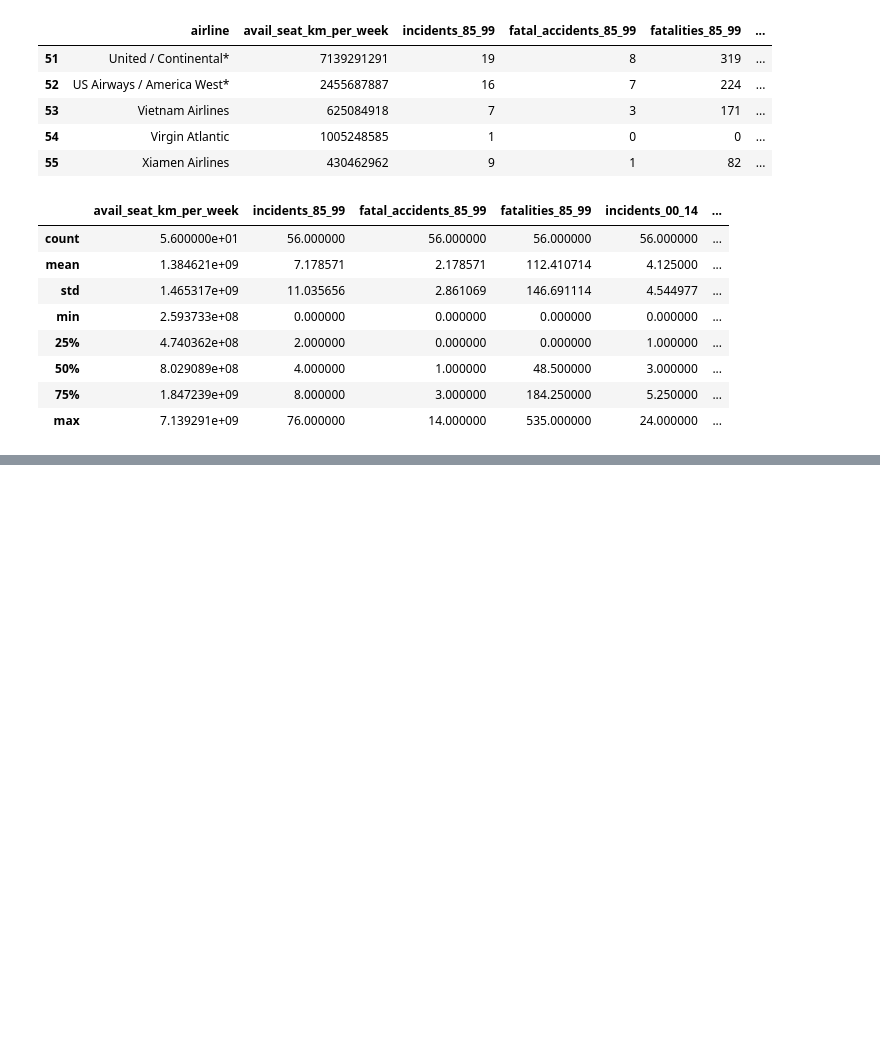
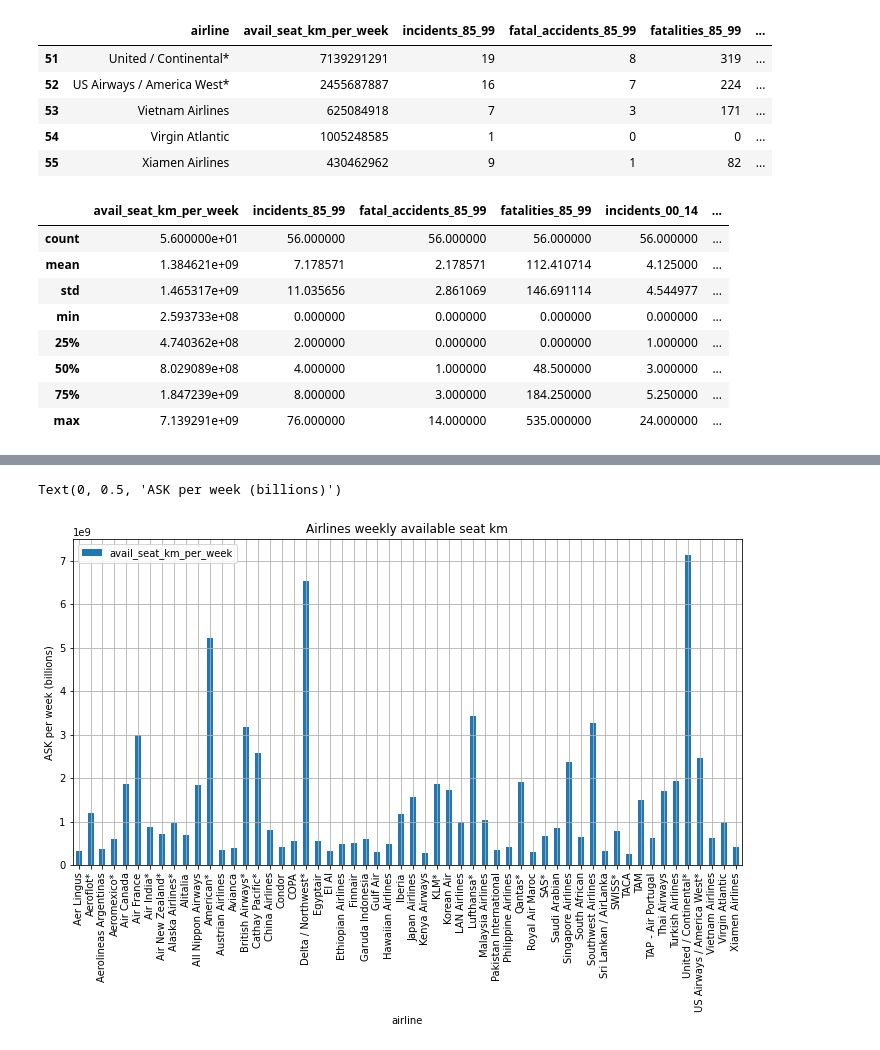
Before and after one commit to pzindel/programming_workshop_files, a Jupyter notebook: Data_Analysis_notebook.ipynb, the cells around one changed output, grey strips where cells are left out. Cells and saved outputs as stored; diff of their text form; code cells hidden in the pictures; blank space fills up the shorter version.

Commit message:
Added updated wip notebook for data analysis

```diff
--- a/Data_Analysis_notebook.ipynb
+++ b/Data_Analysis_notebook.ipynb
@@ -193,0 +231,11 @@ airline_data.describe()
+# %%
+axes = airline_data.plot(x="airline",
+                        y="avail_seat_km_per_week",
+                        kind="bar",
+                        figsize=(12,6),
+                        grid=True,
+                        title="Airlines weekly available seat km")
+axes.set_ylabel("ASK per week (billions)")
+# %% [output]
+Text(0, 0.5, 'ASK per week (billions)')
+[figure, added]
```
Also changed, not shown: parts of 37 cells of this notebook.
